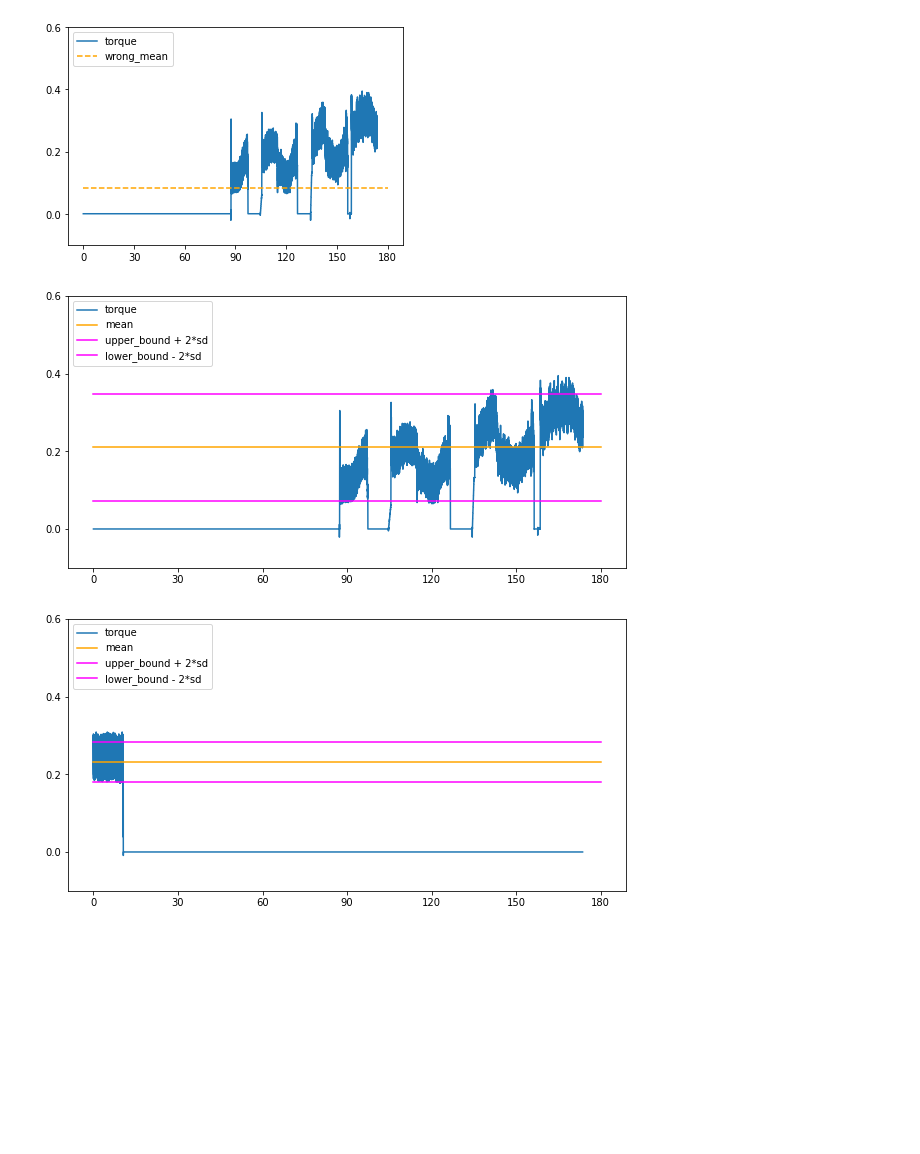
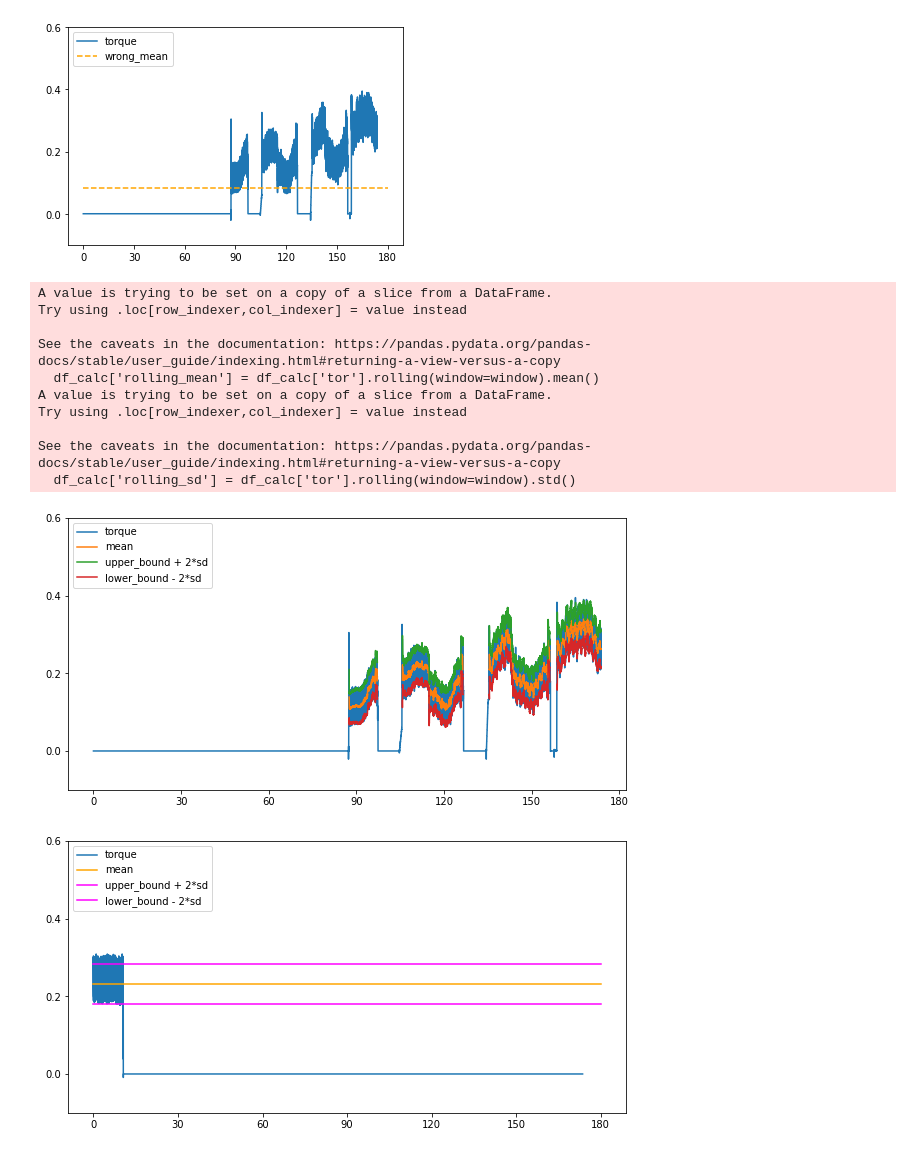
Before and after one commit to peeraponw/quick_move, a Jupyter notebook: merge.ipynb, the cells around one changed output. Cells and saved outputs as stored; diff of their text form; code cells hidden in the pictures; blank space fills up the shorter version.

Commit message:
update bollinger band

```diff
--- a/merge.ipynb
+++ b/merge.ipynb
@@ -348,20 +348,45 @@ plt.plot([0,180], [d1_mean-const*d1_sd, d1_mean-const*d1_sd], 'magenta', label='
 plt.legend(loc="upper left")
 torque_plot_settings()
 # %%
-def plot_band(df, const=2, till=180):
-    df_mean = df.loc[(df['vel']>40) & (df['time']<=till), 'tor'].mean()
-    df_sd = df.loc[(df['vel']>40) & (df['time']<=till), 'tor'].std()
-
+def plot_band(df, const=2, till=180, window=50, mode='naive'):
     plt.figure(figsize=(10,5))
     plt.plot(df['time'], df['tor'], label='torque')
-    plt.plot([0,180], [df_mean, df_mean], 'orange', label='mean')
-    plt.plot([0,180], [df_mean+const*df_sd, df_mean+const*df_sd], 'magenta', label=f'upper_bound + {const}*sd')
-    plt.plot([0,180], [df_mean-const*df_sd, df_mean-const*df_sd], 'magenta', label=f'lower_bound - {const}*sd')
+    if mode == 'naive':
+        df_mean = df.loc[(df['vel']>40) & (df['time']<=till), 'tor'].mean()
+        df_sd = df.loc[(df['vel']>40) & (df['time']<=till), 'tor'].std()
+
+        plt.plot([0,180], [df_mean, df_mean], 'orange', label='mean')
+        plt.plot([0,180], [df_mean+const*df_sd, df_mean+const*df_sd], 'magenta', label=f'upper_bound + {const}*sd')
+        plt.plot([0,180], [df_mean-const*df_sd, df_mean-const*df_sd], 'magenta', label=f'lower_bound - {const}*sd')
+    elif mode == 'bollinger':
+        df_calc = df.loc[(df['vel']>40) & (df['time']<=till)]
+        idx = df_calc.index
+        df_calc['rolling_mean'] = df_calc['tor'].rolling(window=window).mean()
+        df_calc['rolling_sd'] = df_calc['tor'].rolling(window=window).std()
+
+        df.loc[idx, 'mean'] = df_calc['rolling_mean']
+        df.loc[idx, 'upper_bound'] = df_calc['rolling_mean'] + const*df_calc['rolling_sd']
+        df.loc[idx, 'lower_bound'] = df_calc['rolling_mean'] - const*df_calc['rolling_sd']
+
+        plt.plot(df['time'], df['mean'], label='mean')
+        plt.plot(df['time'], df['upper_bound'], label=f'upper_bound + {const}*sd')
+        plt.plot(df['time'], df['lower_bound'], label=f'lower_bound - {const}*sd')
+
     plt.legend(loc="upper left")
     torque_plot_settings()
-plot_band(d1)
+plot_band(d1, mode='bollinger')
 # %% [output]
+A value is trying to be set on a copy of a slice from a DataFrame.
+Try using .loc[row_indexer,col_indexer] = value instead
+
+See the caveats in the documentation: https://pandas.pydata.org/pandas-docs/stable/user_guide/indexing.html#returning-a-view-versus-a-copy
+  df_calc['rolling_mean'] = df_calc['tor'].rolling(window=window).mean()
+A value is trying to be set on a copy of a slice from a DataFrame.
+Try using .loc[row_indexer,col_indexer] = value instead
+
+See the caveats in the documentation: https://pandas.pydata.org/pandas-docs/stable/user_guide/indexing.html#returning-a-view-versus-a-copy
+  df_calc['rolling_sd'] = df_calc['tor'].rolling(window=window).std()
-[figure, old version]
+[figure, new version]
 # %%
 plot_band(d2)
 # %% [output]
```
Also changed, not shown: parts of 3 cells of this notebook.
